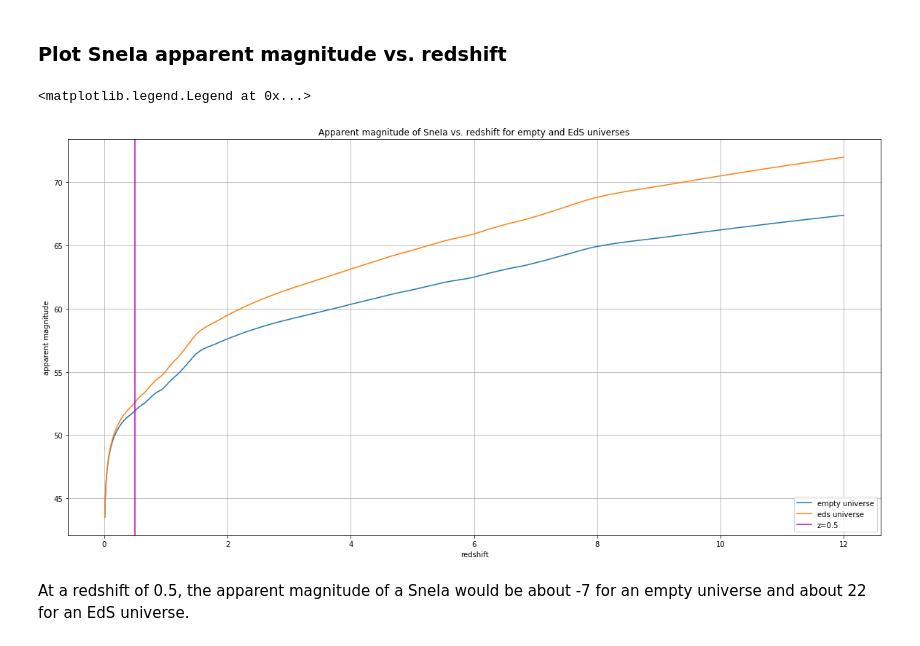
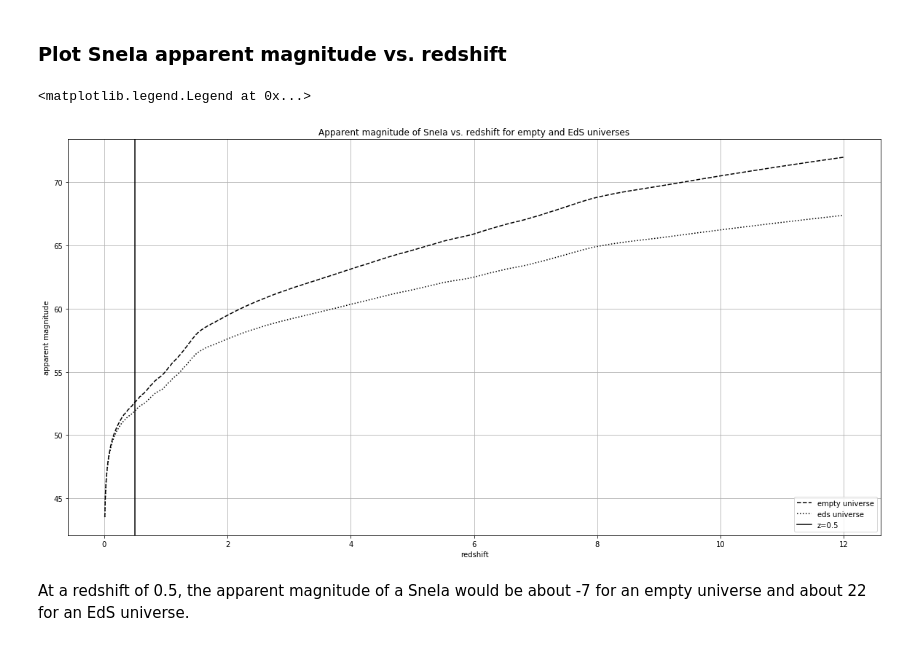
Before and after one commit to astro-britt/cosmology_ipynbs, a Jupyter notebook: cosmology_assignment3.ipynb, the cells around one changed output. Saved outputs shown, nothing was run; the diff lists cells and outputs as text; code cells hidden in the pictures.

```diff
--- a/cosmology_assignment3.ipynb
+++ b/cosmology_assignment3.ipynb
@@ -215,17 +212,17 @@ for z in z_range:
 # %%
 # plot them on the same graph to compare
 plt.figure(figsize=(20,10))
-plt.plot(z_range, m_empty, label='empty universe')
-plt.plot(z_range, m_eds, label='eds universe')
+plt.plot(z_range, m_empty, label='empty universe', c='k', linestyle='--')
+plt.plot(z_range, m_eds, label='eds universe', c='k', linestyle=':')
 plt.xlabel('redshift')
 plt.ylabel('apparent magnitude')
-plt.axvline(0.5, c='m', label='z=0.5')
+plt.axvline(0.5, c='k', label='z=0.5')
 plt.grid()
 plt.title('Apparent magnitude of SneIa vs. redshift for empty and EdS universes')
 plt.legend()
 # %% [output]
 <matplotlib.legend.Legend at 0x...>
-[figure, old version]
+[figure, new version]
 # %% [markdown]
 At a redshift of 0.5, the apparent magnitude of a SneIa would be about -7 for an empty universe and about 22 for an EdS universe.
 # %%
```
Also changed, not shown: parts of 8 cells of this notebook.
